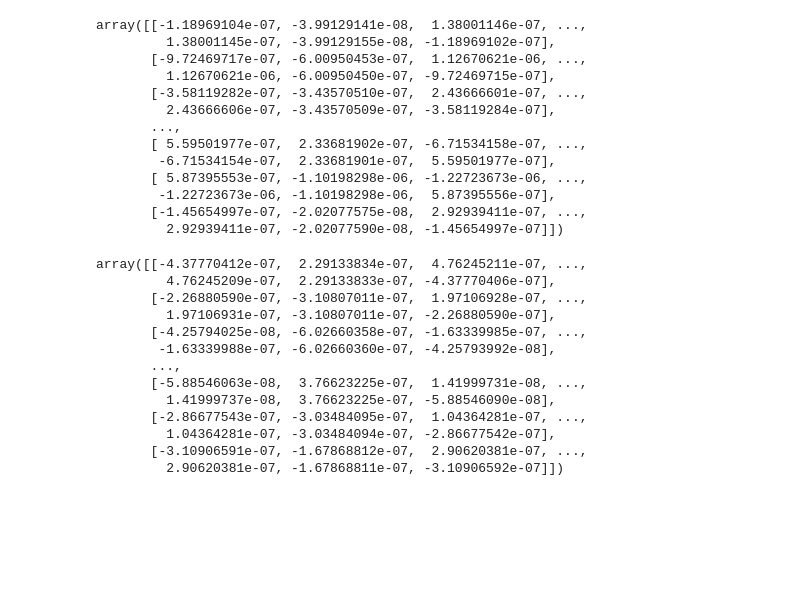
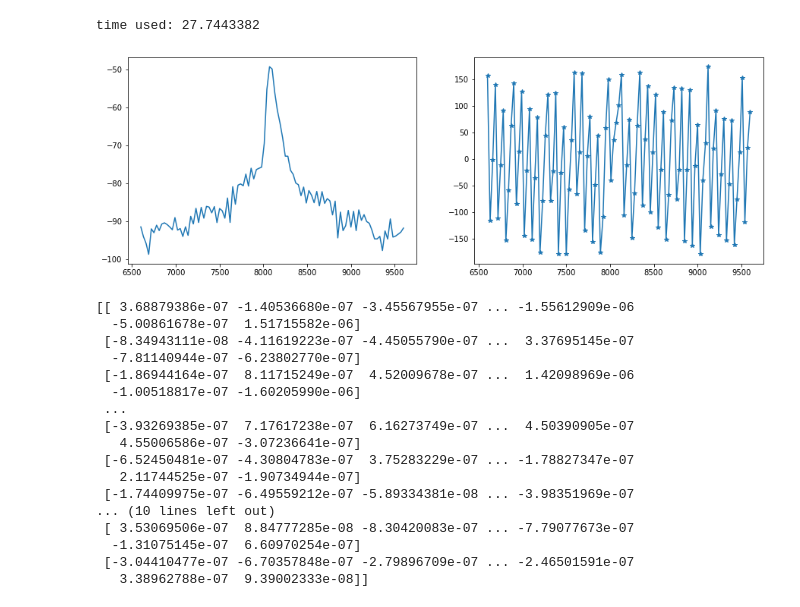
Before and after one commit to XiaodongRencologne/CCAT_holo_V1, a Jupyter notebook: ccat_holo_v3/OLD/test2.ipynb, the cells around one changed output. Saved outputs shown, nothing was run; the diff lists cells and outputs as text; code cells hidden in the pictures; blank space fills up the shorter version.

Commit message:
ccat_holo class and test.ipynb files

```diff
--- a/ccat_holo_v3/OLD/test2.ipynb
+++ b/ccat_holo_v3/OLD/test2.ipynb
@@ -42,32 +61,46 @@ plt.show()
-# %%
-beam.real
-# %% [output]
-array([[-1.18969104e-07, -3.99129141e-08,  1.38001146e-07, ...,
-         1.38001145e-07, -3.99129155e-08, -1.18969102e-07],
-       [-9.72469717e-07, -6.00950453e-07,  1.12670621e-06, ...,
-         1.12670621e-06, -6.00950450e-07, -9.72469715e-07],
-       [-3.58119282e-07, -3.43570510e-07,  2.43666601e-07, ...,
-         2.43666606e-07, -3.43570509e-07, -3.58119284e-07],
-       ...,
-       [ 5.59501977e-07,  2.33681902e-07, -6.71534158e-07, ...,
-        -6.71534154e-07,  2.33681901e-07,  5.59501977e-07],
-       [ 5.87395553e-07, -1.10198298e-06, -1.22723673e-06, ...,
-        -1.22723673e-06, -1.10198298e-06,  5.87395556e-07],
-       [-1.45654997e-07, -2.02077575e-08,  2.92939411e-07, ...,
-         2.92939411e-07, -2.02077590e-08, -1.45654997e-07]])
-# %%
-beam.imag
-# %% [output]
-array([[-4.37770412e-07,  2.29133834e-07,  4.76245211e-07, ...,
-         4.76245209e-07,  2.29133833e-07, -4.37770406e-07],
-       [-2.26880590e-07, -3.10807011e-07,  1.97106928e-07, ...,
-         1.97106931e-07, -3.10807011e-07, -2.26880590e-07],
-       [-4.25794025e-08, -6.02660358e-07, -1.63339985e-07, ...,
-        -1.63339988e-07, -6.02660360e-07, -4.25793992e-08],
-       ...,
-       [-5.88546063e-08,  3.76623225e-07,  1.41999731e-08, ...,
-         1.41999737e-08,  3.76623225e-07, -5.88546090e-08],
-       [-2.86677543e-07, -3.03484095e-07,  1.04364281e-07, ...,
-         1.04364281e-07, -3.03484094e-07, -2.86677542e-07],
-       [-3.10906591e-07, -1.67868812e-07,  2.90620381e-07, ...,
-         2.90620381e-07, -1.67868811e-07, -3.10906592e-07]])
+# %%
+# define the parameters input files
+inputfile='CCAT_model'
+sourcefile='beam'
+defocus=[400,400,700]
+ad_m2=np.zeros(5*69)
+ad_m1=np.zeros((5,77))
+Ns=101
+#source_field=spheical_grid(-0.005,0.005,-0.005,0.005,Ns,Ns,distance=300*10**3)
+source=Coord()
+source0=np.genfromtxt(sourcefile+'/'+str(defocus[0])+'_'+str(defocus[1])+'_600'+'.txt')
+source.x=source0[...,0];source.y=source0[...,1];source.z=source0[...,2]
+Field_s,Field_fimag,Field_m1,Field_m2=field_calculation(inputfile,source,defocus,ad_m2,ad_m1)
+S1=(Field_s.real+1j*Field_s.imag).reshape(Ns,Ns)
+
+beam=S1
+x=source.x.reshape(Ns,-1)
+
+fig, axs = plt.subplots(1, 2, figsize=(15, 5))
+cmap='jet'
+p1=axs[0].plot(x[50,:],20*np.log10(np.abs(beam[50,:])))
+p2=axs[1].plot(x[50,:],np.angle(beam[50,:])*180/np.pi,'*-')
+plt.show()
+
+print(beam.real)
+print(beam.imag)
+# %% [output]
+time used: 27.7443382
+[figure, added]
+[[ 3.68879386e-07 -1.40536680e-07 -3.45567955e-07 ... -1.55612909e-06
+  -5.00861678e-07  1.51715582e-06]
+ [-8.34943111e-08 -4.11619223e-07 -4.45055790e-07 ...  3.37695145e-07
+  -7.81140944e-07 -6.23802770e-07]
+ [-1.86944164e-07  8.11715249e-07  4.52009678e-07 ...  1.42098969e-06
+  -1.00518817e-07 -1.60205990e-06]
+ ...
+ [-3.93269385e-07  7.17617238e-07  6.16273749e-07 ...  4.50390905e-07
+   4.55006586e-07 -3.07236641e-07]
+ [-6.52450481e-07 -4.30804783e-07  3.75283229e-07 ... -1.78827347e-07
+   2.11744525e-07 -1.90734944e-07]
+ [-1.74409975e-07 -6.49559212e-07 -5.89334381e-08 ... -3.98351969e-07
+... (10 lines left out)
+ [ 3.53069506e-07  8.84777285e-08 -8.30420083e-07 ... -7.79077673e-07
+  -1.31075145e-07  6.60970254e-07]
+ [-3.04410477e-07 -6.70357848e-07 -2.79896709e-07 ... -2.46501591e-07
+   3.38962788e-07  9.39002333e-08]]
```
Also changed, not shown: parts of 6 cells of this notebook, 6 other files.
